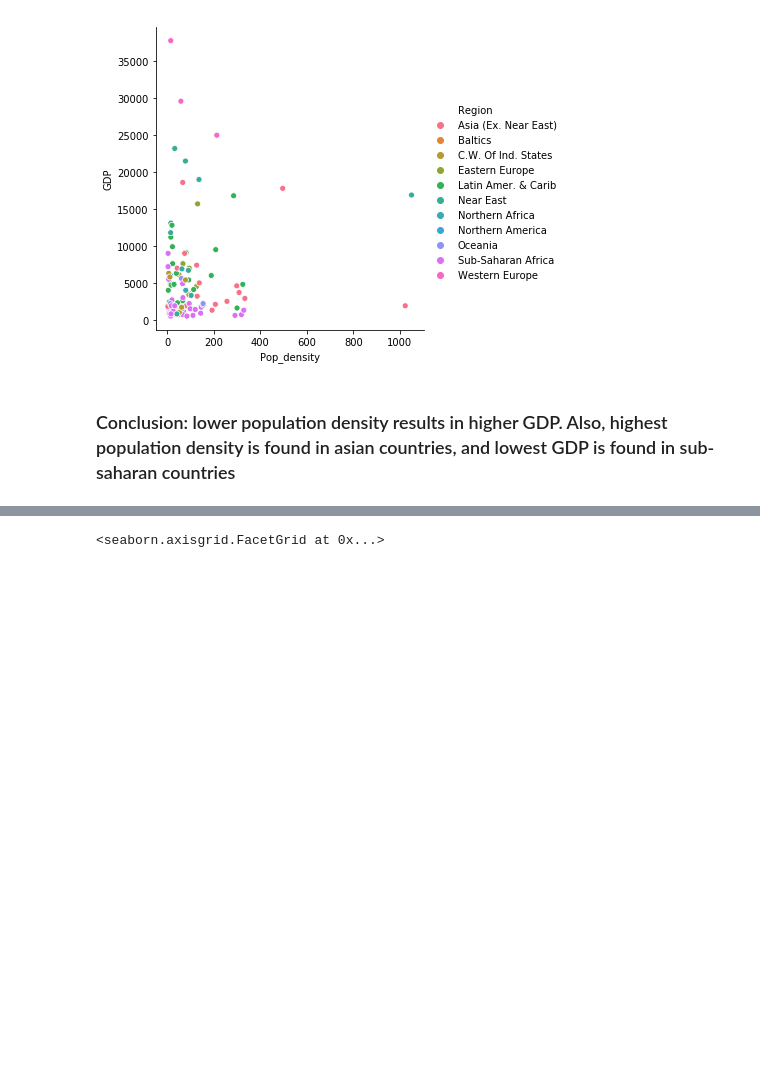
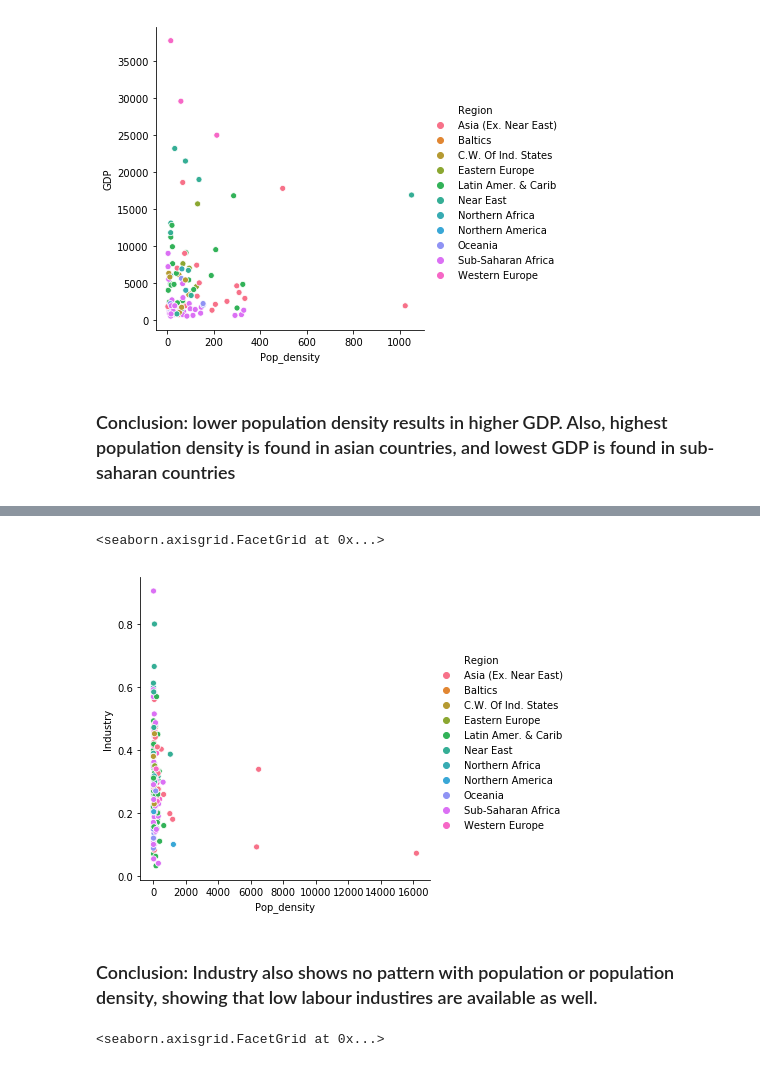
Before and after one commit to Sanaa495/data-wrangling, a Jupyter notebook: Data wrangling countries dataset/Countries-of-the-world.ipynb, the cells around one changed output, grey strips where cells are left out. Saved outputs shown, nothing was run; the diff lists cells and outputs as text; code cells hidden in the pictures; blank space fills up the shorter version.

```diff
--- a/Data wrangling countries dataset/Countries-of-the-world.ipynb
+++ b/Data wrangling countries dataset/Countries-of-the-world.ipynb
@@ -412,3 +429,10 @@ sns.relplot(x='Pop_density',y='GDP', data=data_copy[data_copy[i]<data_copy[i].qu
+# %%
+sns.relplot(x='Pop_density',y='Industry', data=data_copy.dropna(), hue='Region')
+# %% [output]
+<seaborn.axisgrid.FacetGrid at 0x...>
+[figure, added]
+# %% [markdown]
+### Conclusion:  Industry also shows no pattern with population or population density, showing that low labour industires are available as well.
 # %%
 sns.relplot(x='Pop_density',y='Inf_mort', data=data_copy.dropna(), hue='Region')
 # %% [output]
```
Also changed, not shown: parts of 28 cells of this notebook.
